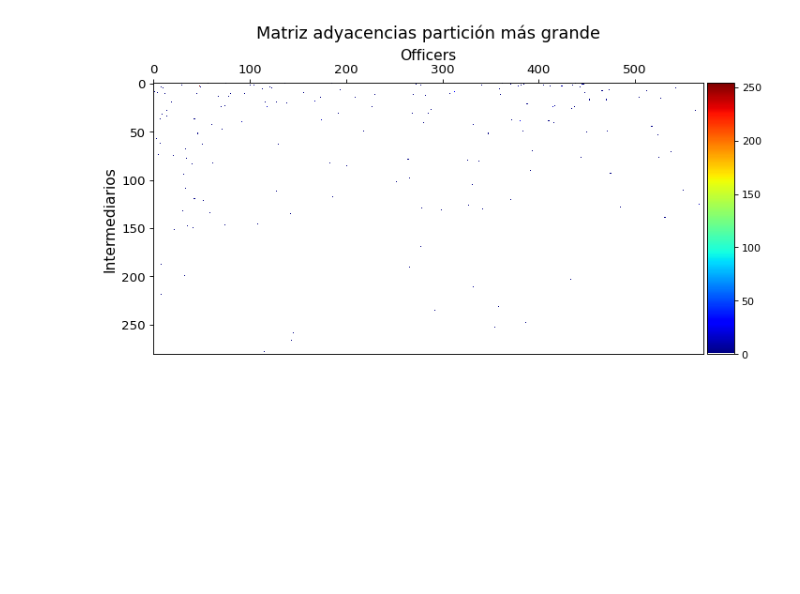
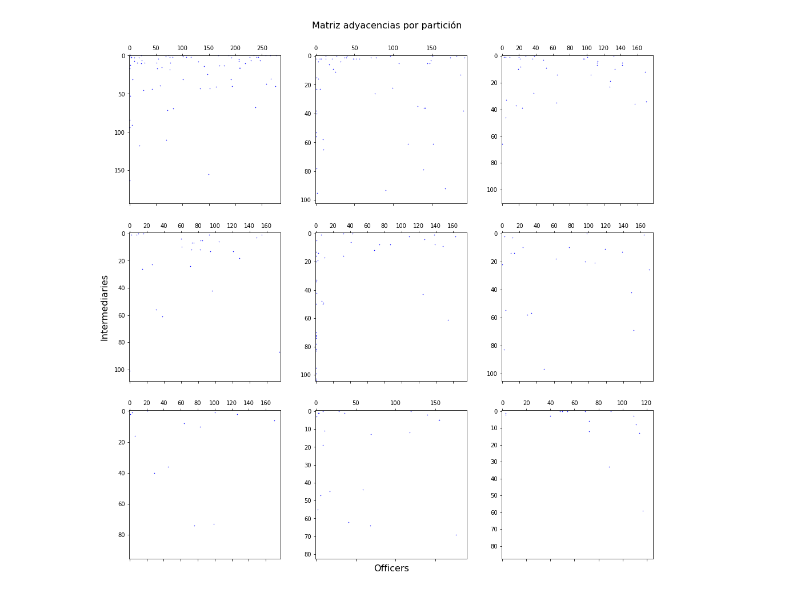
Before and after one commit to edgrz/panama-papers, a Jupyter notebook: code/nestedness_modularity_statistics.ipynb, the cells around one changed output. Cells and saved outputs as stored; diff of their text form; code cells hidden in the pictures; blank space fills up the shorter version.

```diff
--- a/code/nestedness_modularity_statistics.ipynb
+++ b/code/nestedness_modularity_statistics.ipynb
@@ -207,30 +324,23 @@ Counter densitat 171
-# %%
-cmap = plt.cm.jet  # define the colormap
-# extract all colors from the .jet map
-cmaplist = [cmap(i) for i in range(cmap.N)]
-# force the first color entry to be grey
-cmaplist[0] = (1, 1, 1, 1.0)
-
-# create the new map
-cmap = mpl.colors.LinearSegmentedColormap.from_list(
-    'Custom cmap', cmaplist, cmap.N)
-
-fig, axs = plt.subplots(figsize=(10, 10),dpi=80)
-im = axs.imshow(matrix_first_partition,cmap=cmap, interpolation='nearest')
-axs.set_title("Matriz adyacencias partición más grande",pad=10,fontsize=16)
-axs.set_ylabel("Intermediarios",fontsize=14)
-axs.set_xlabel("Officers",fontsize=14)
-axs.xaxis.set_label_position('top')
-axs.xaxis.set_ticks_position('top')
-plt.xticks(fontsize=12)
-plt.yticks(fontsize=12)
-divider = make_axes_locatable(axs)
-cax = divider.append_axes("right", size="5%", pad=0.05)
-
-fig.colorbar(im,cax=cax)
-plt.show()
-# %% [output]
-[figure, removed]
+# %%
+## Components degree histogram same plot (subplots)
+fig, axs = plt.subplots(3,3,figsize=(14,14))
+fig.suptitle('Matriz adyacencias por partición',fontsize=16)
+fig.tight_layout(pad=3.0)
+row = 0
+column = 0
+for i,k in enumerate(matrix_first_partition):
+    axs[row,column].spy(k,aspect="auto", markersize=0.5,alpha =1,color='blue')
+    if column > 1:
+        column = 0
+        row = row+1
+    else:
+        column=column+1
+axs[1,0].set_ylabel('Intermediaries',fontsize=16,labelpad=10)
+axs[2,1].set_xlabel('Officers',fontsize=16,labelpad=10)
+#plt.ylabel("Ocurrencias",fontsize=16)
+plt.show()
+# %% [output]
+[figure, added]
 # %%
 # Colormap creation
 cmap = plt.cm.jet  # Choose the colormap
```
Also changed, not shown: parts of 7 cells of this notebook, 1 other file.
